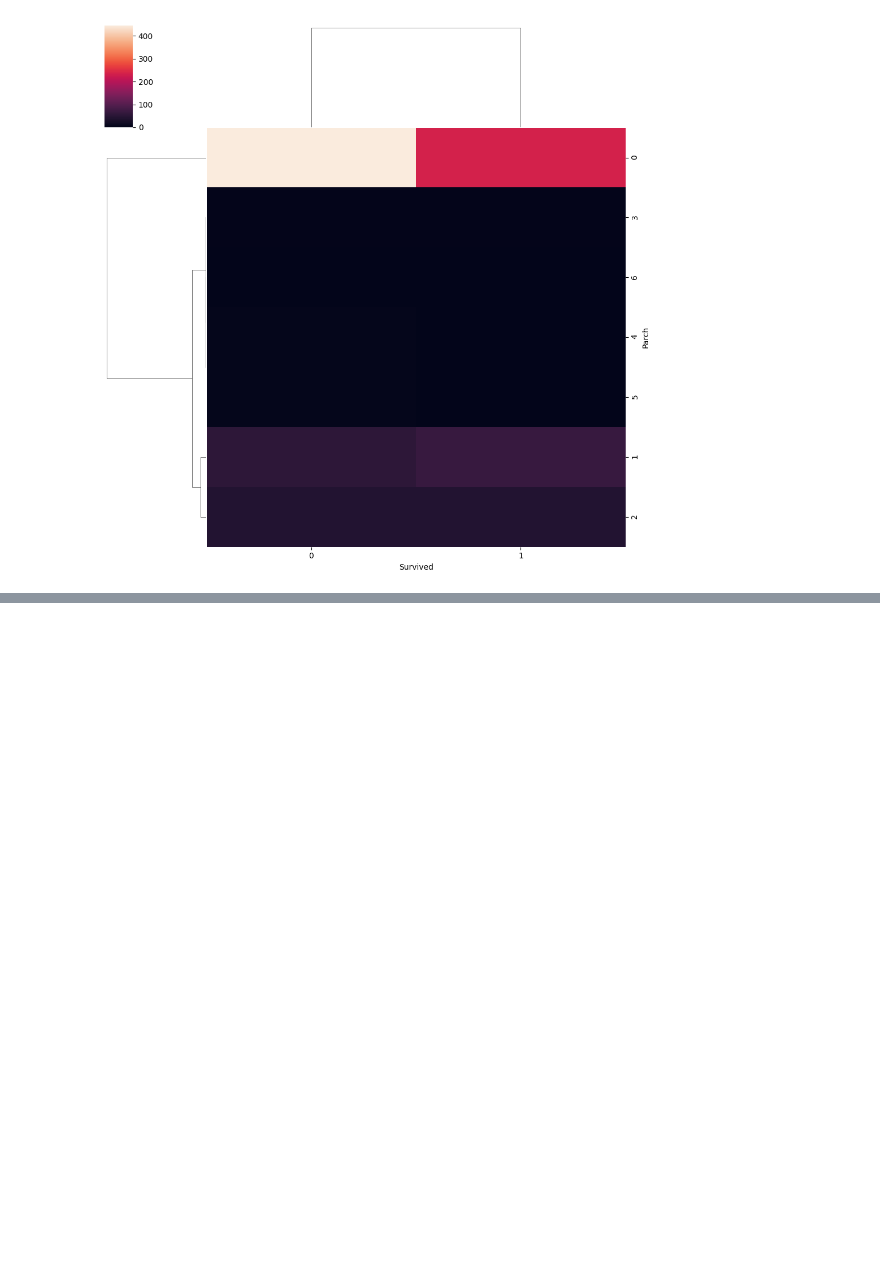
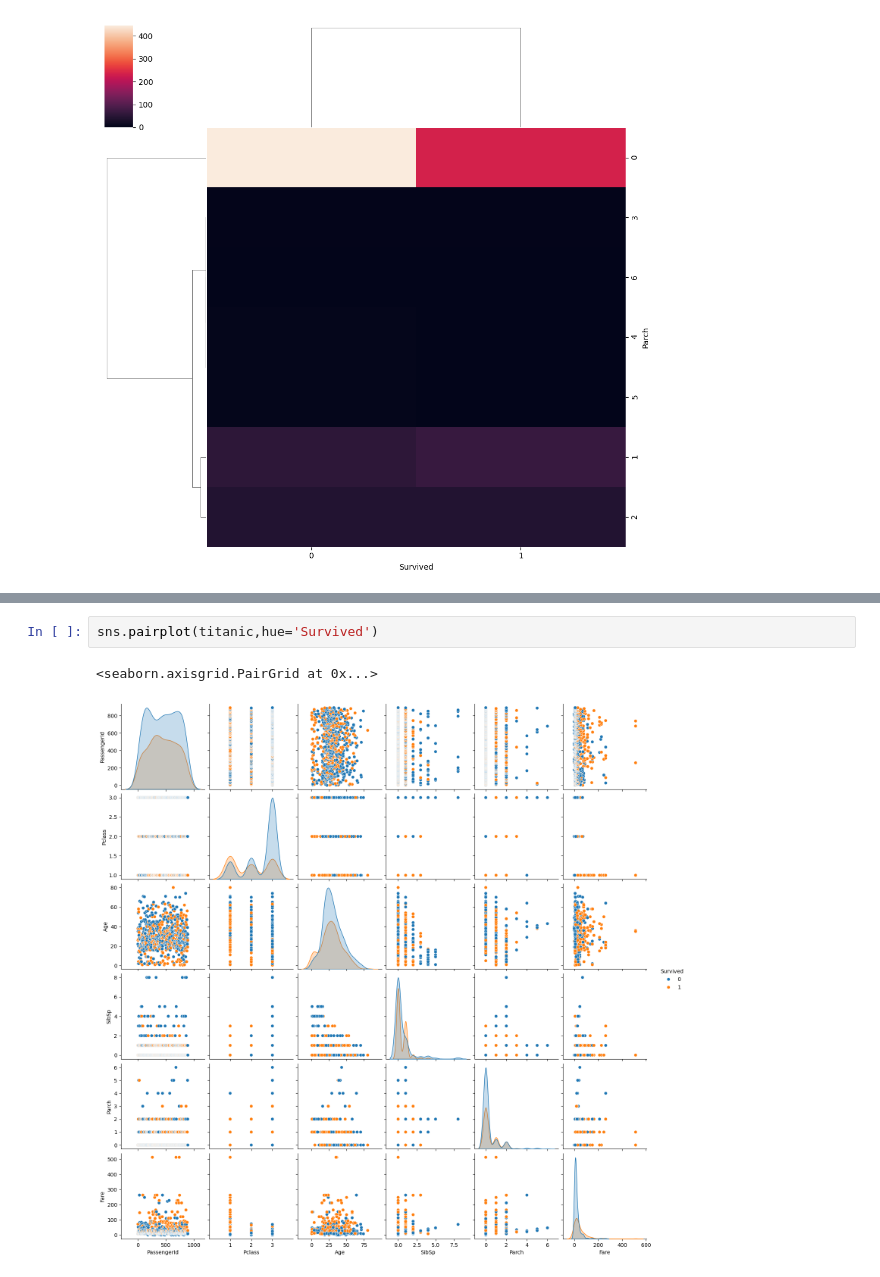
Before and after one commit to somaananta/learn_AI_with_som, a Jupyter notebook: ML_day21.ipynb, the cells around one changed output, grey strips where cells are left out. Saved outputs shown, nothing was run; the diff lists cells and outputs as text; blank space fills up the shorter version.

```diff
--- a/ML_day21.ipynb
+++ b/ML_day21.ipynb
@@ -145,0 +153,5 @@ sns.clustermap(pd.crosstab(titanic['Parch'],titanic['Survived']))
+# %%
+sns.pairplot(titanic,hue='Survived')
+# %% [output]
+<seaborn.axisgrid.PairGrid at 0x...>
+[figure, added]
```
Also changed, not shown: parts of 8 cells of this notebook.
